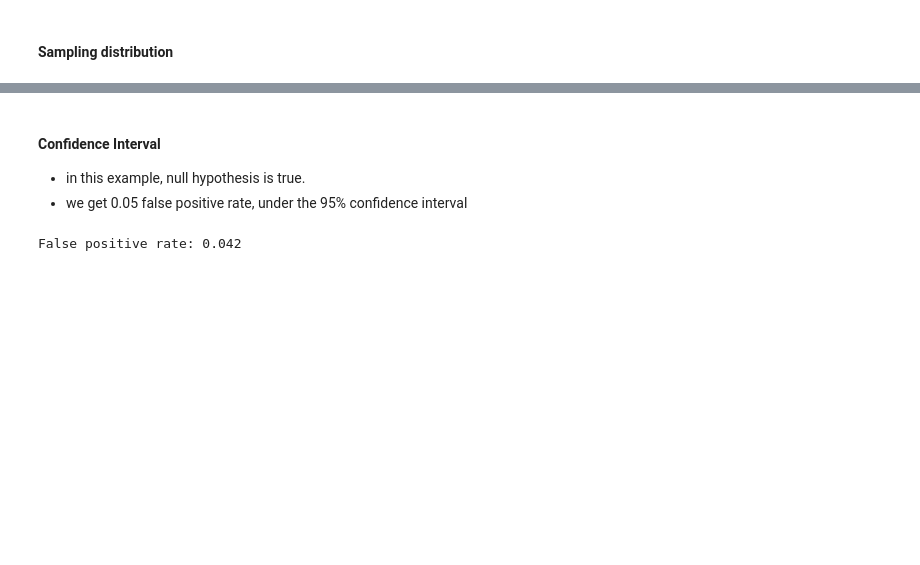
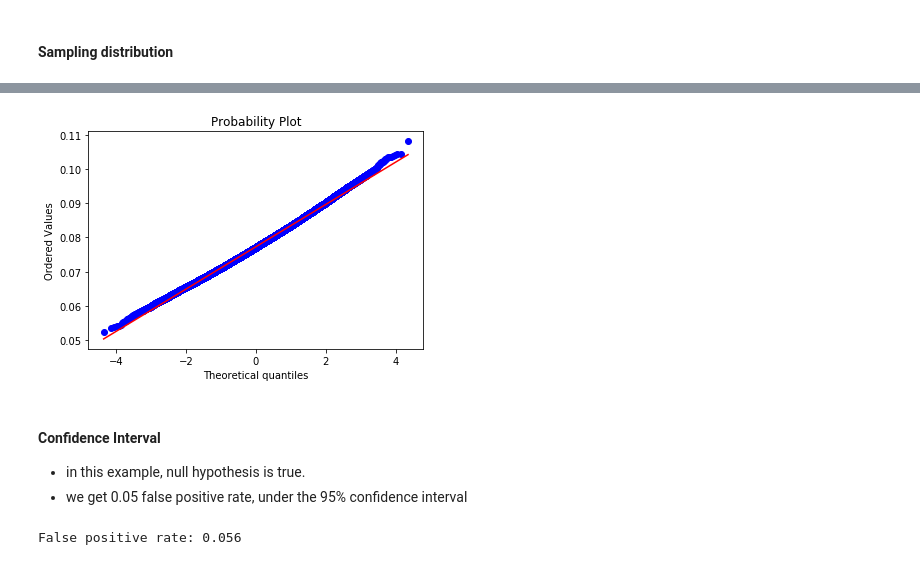
Before and after one commit to shawlu95/Data-Science-Toolbox, a Jupyter notebook: concepts/confidence_interval.ipynb, the cells around one changed output, grey strips where cells are left out. Drawn from its saved outputs; the diff is of its cells as text; code cells hidden in the pictures; blank space fills up the shorter version.

```diff
--- a/concepts/confidence_interval.ipynb
+++ b/concepts/confidence_interval.ipynb
@@ -59,3 +73,9 @@ plt.show()
+# %%
+stats.probplot(means, dist="norm", plot=pylab)
+pylab.savefig('figs/qq_plot.png')
+pylab.show()
+# %% [output]
+[figure, added]
 # %% [markdown]
 #### Confidence Interval
 * in this example, null hypothesis is true.
@@ -65,14 +85,17 @@ plt.show()
 z = 1.96
 # %%
 success = 0
-for sample in samples:
+los = []
+ups = []
+for sample in tqdm(samples):
     x = np.mean(sample)
     s = np.std(sample)
     up = x + z * s / np.sqrt(sample_size)
     lo = x - z * s / np.sqrt(sample_size)
-
+    los.append(lo)
+    ups.append(up)
     if lo <= mean and mean <= up:
         success += 1
 print("False positive rate: %.3f"%(1 - success / len(samples)))
 # %% [output]
-False positive rate: 0.042
+False positive rate: 0.056
```
Also changed, not shown: parts of 9 cells of this notebook, 7 other files.
